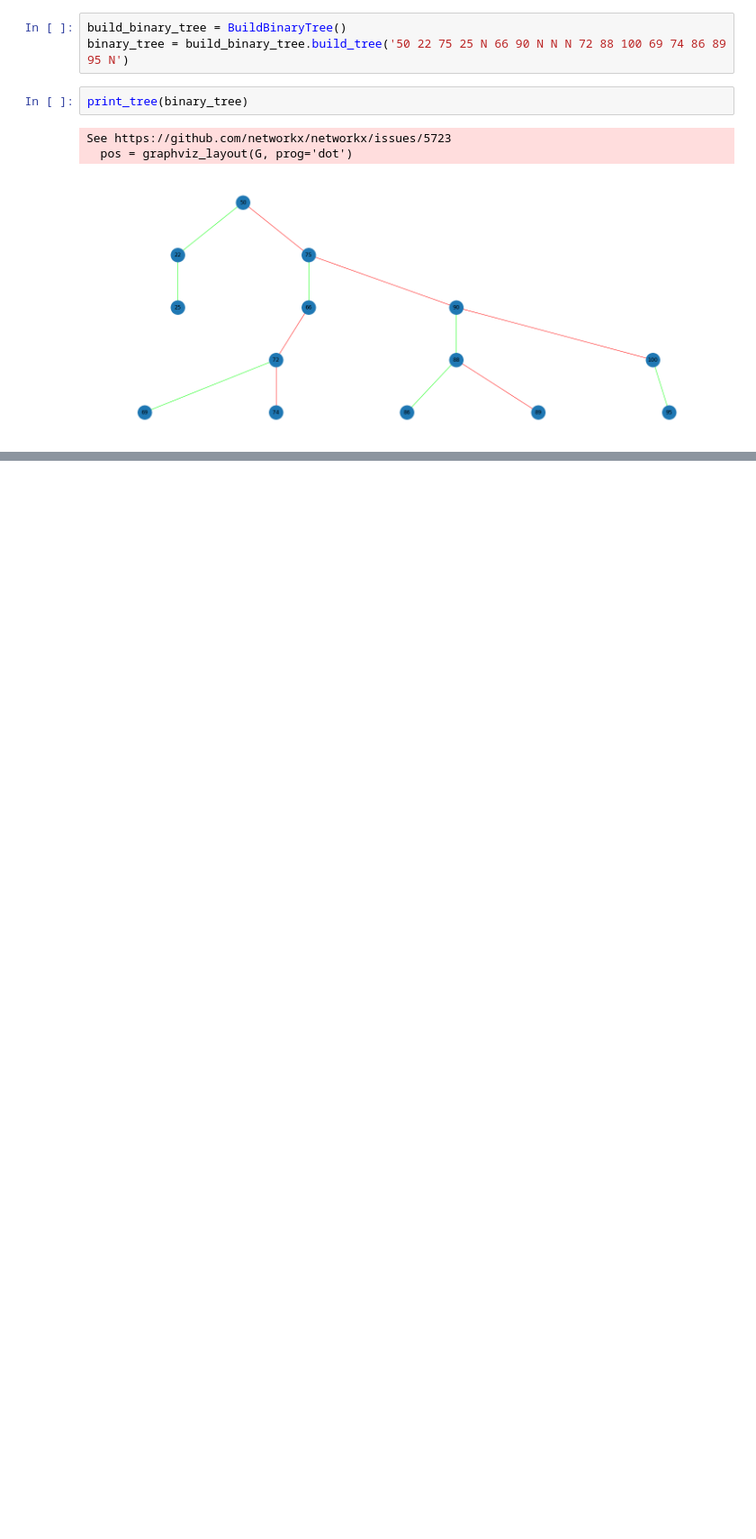
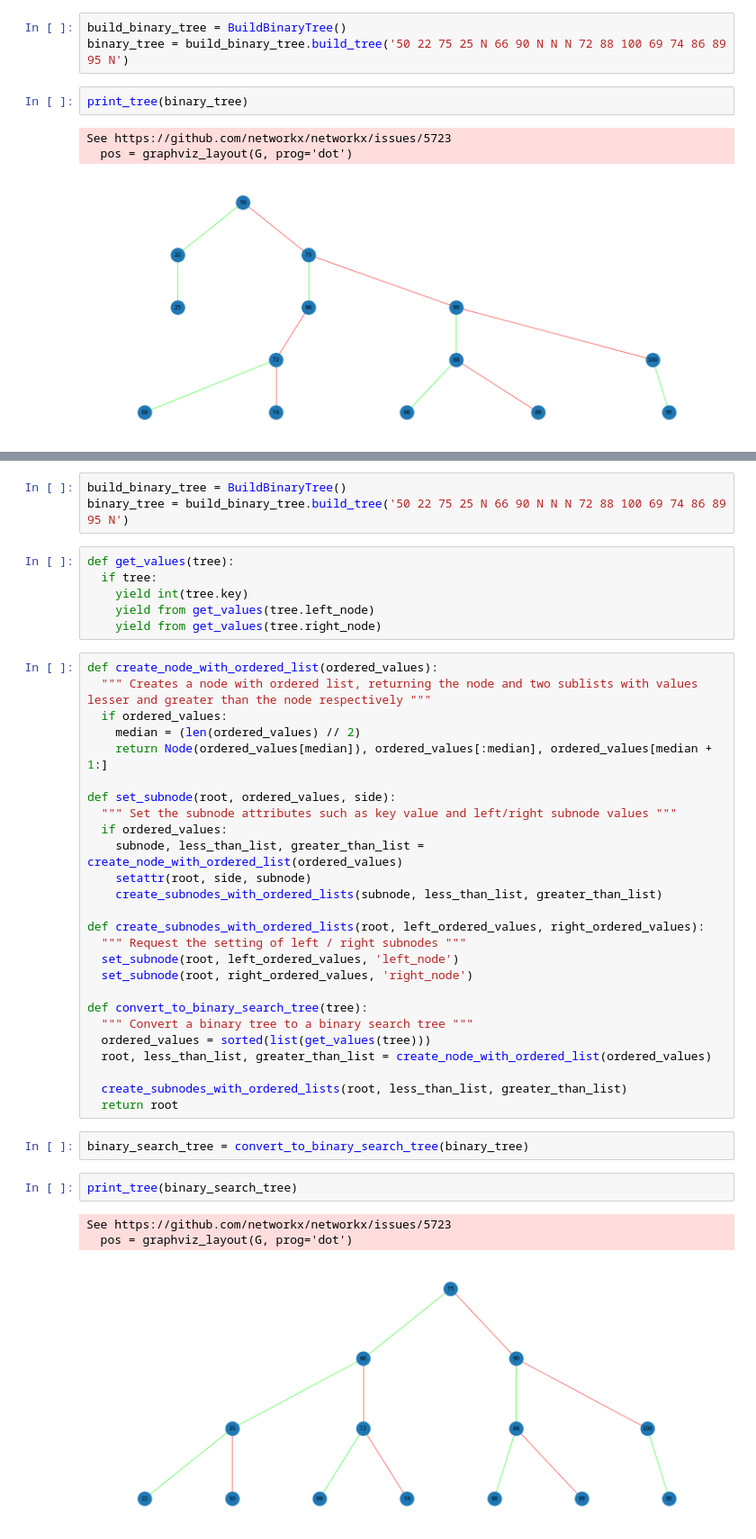
Before and after one commit to MatheusSC017/Studies, a Jupyter notebook: BinaryTreeBuilder.ipynb, the cells around one changed output, grey strips where cells are left out. Shown at 90% size. Cells and saved outputs as stored; diff of their text form; blank space fills up the shorter version.

```diff
--- a/BinaryTreeBuilder.ipynb
+++ b/BinaryTreeBuilder.ipynb
@@ -78,0 +81,43 @@ See https://github.com/networkx/networkx/issues/5723
+# %%
+build_binary_tree = BuildBinaryTree()
+binary_tree = build_binary_tree.build_tree('50 22 75 25 N 66 90 N N N 72 88 100 69 74 86 89 95 N')
+# %%
+def get_values(tree):
+  if tree:
+    yield int(tree.key)
+    yield from get_values(tree.left_node)
+    yield from get_values(tree.right_node)
+# %%
+def create_node_with_ordered_list(ordered_values):
+  """ Creates a node with ordered list, returning the node and two sublists with values lesser and greater than the node respectively """
+  if ordered_values:
+    median = (len(ordered_values) // 2)
+    return Node(ordered_values[median]), ordered_values[:median], ordered_values[median + 1:]
+
+def set_subnode(root, ordered_values, side):
+  """ Set the subnode attributes such as key value and left/right subnode values """
+  if ordered_values:
+    subnode, less_than_list, greater_than_list = create_node_with_ordered_list(ordered_values)
+    setattr(root, side, subnode)
+    create_subnodes_with_ordered_lists(subnode, less_than_list, greater_than_list)
+
+def create_subnodes_with_ordered_lists(root, left_ordered_values, right_ordered_values):
+  """ Request the setting of left / right subnodes """
+  set_subnode(root, left_ordered_values, 'left_node')
+  set_subnode(root, right_ordered_values, 'right_node')
+
+def convert_to_binary_search_tree(tree):
+  """ Convert a binary tree to a binary search tree """
+  ordered_values = sorted(list(get_values(tree)))
+  root, less_than_list, greater_than_list = create_node_with_ordered_list(ordered_values)
+
+  create_subnodes_with_ordered_lists(root, less_than_list, greater_than_list)
+  return root
+# %%
+binary_search_tree = convert_to_binary_search_tree(binary_tree)
+# %%
+print_tree(binary_search_tree)
+# %% [output]
+See https://github.com/networkx/networkx/issues/5723
+  pos = graphviz_layout(G, prog='dot')
+[figure, added]
```
Also changed, not shown: parts of 1 cell of this notebook.
